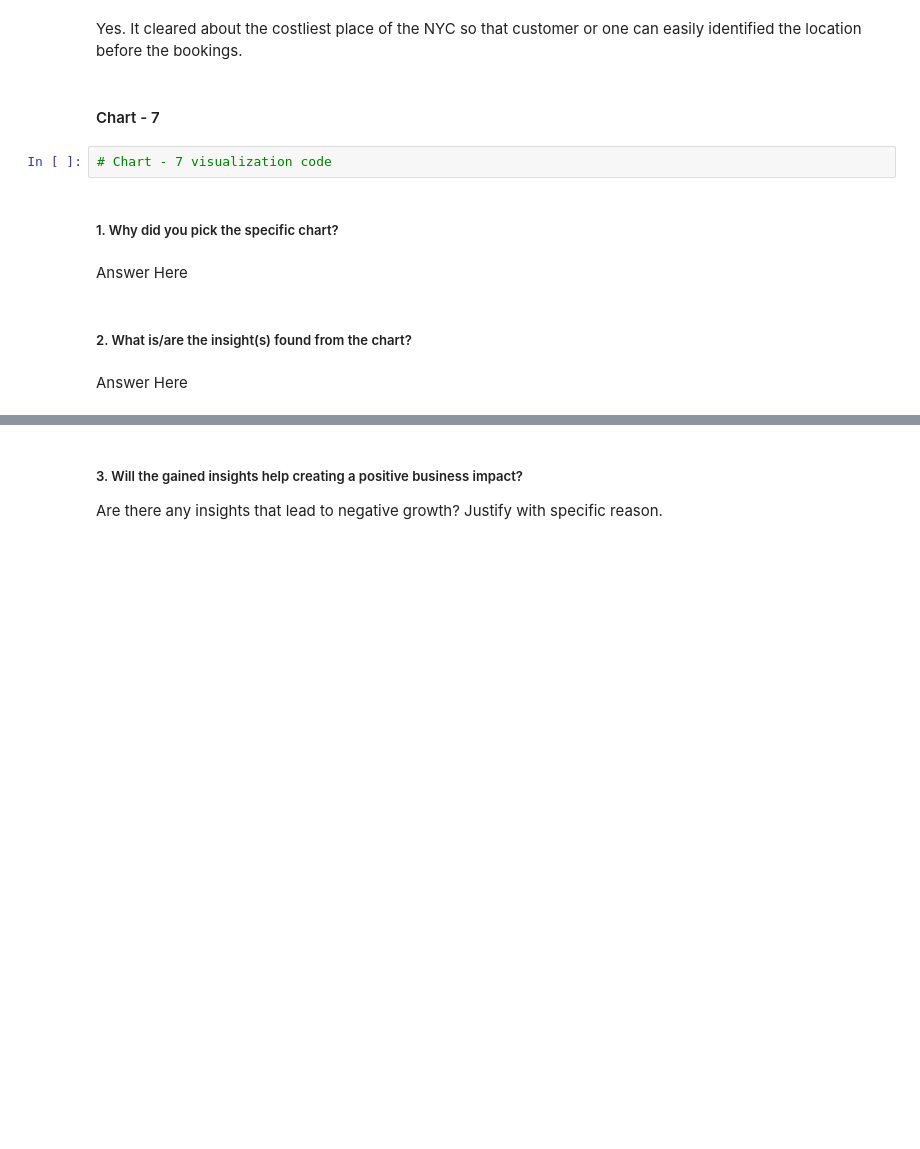
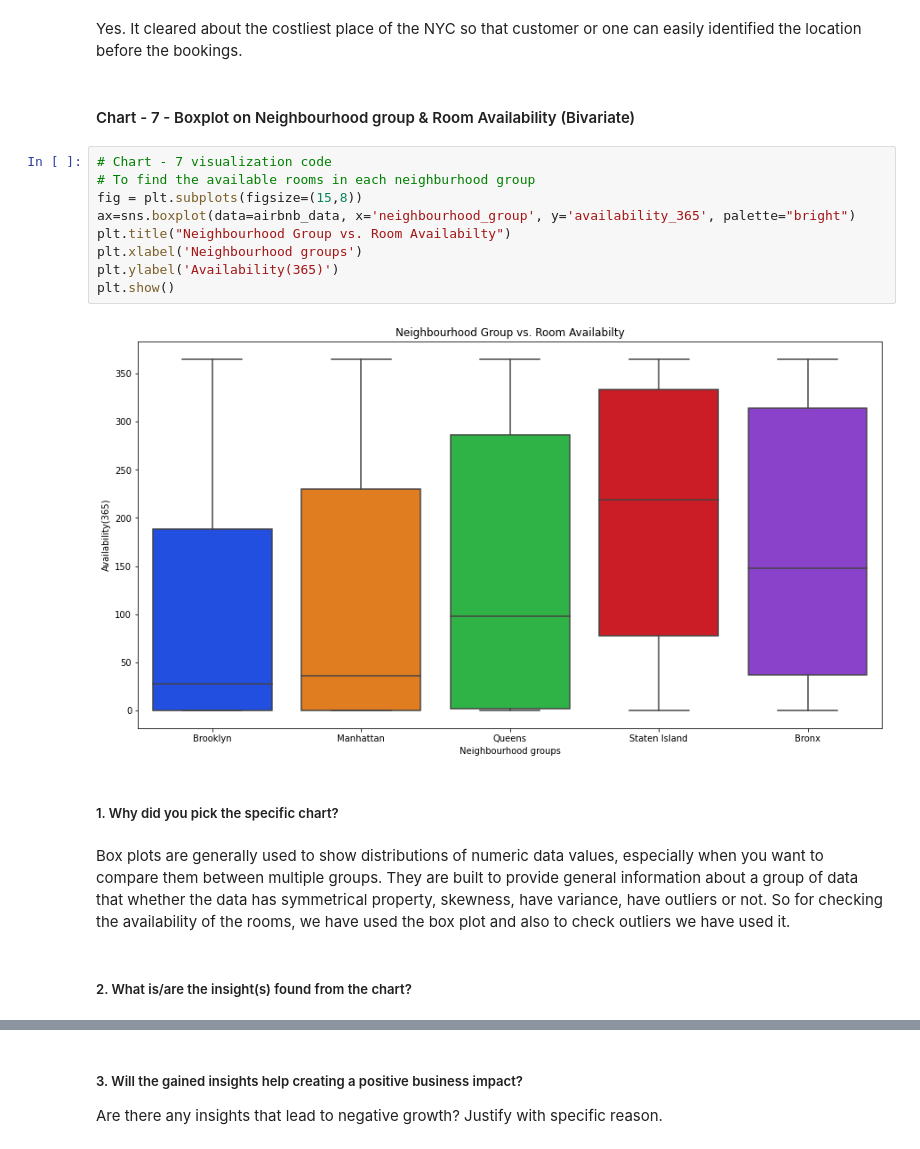
Before and after one commit to riyapatelrp/Airbnb-Booking-Analysis-EDA-, a Jupyter notebook: Capstone_AirBnb_Booking_Analysis.ipynb, the cells around one changed output, grey strips where cells are left out. Saved outputs shown, nothing was run; the diff lists cells and outputs as text; blank space fills up the shorter version.

Commit message:
Data Visualization Part 4 Final

```diff
--- a/Capstone_AirBnb_Booking_Analysis.ipynb
+++ b/Capstone_AirBnb_Booking_Analysis.ipynb
@@ -954,14 +954,21 @@ Are there any insights that lead to negative growth? Justify with specific reaso
 # %% [markdown]
 Yes. It cleared about the costliest place of the NYC so that customer or one can easily identified the location before the bookings.
 # %% [markdown]
-#### Chart - 7
+#### Chart - 7 - Boxplot on Neighbourhood group & Room Availability (Bivariate)
-# %%
-# Chart - 7 visualization code
+# %%
+# Chart - 7 visualization code
+# To find the available rooms in each neighburhood group
+fig = plt.subplots(figsize=(15,8))
+ax=sns.boxplot(data=airbnb_data, x='neighbourhood_group', y='availability_365', palette="bright")
+plt.title("Neighbourhood Group vs. Room Availabilty")
+plt.xlabel('Neighbourhood groups')
+plt.ylabel('Availability(365)')
+plt.show()
+# %% [output]
+[figure, added]
 # %% [markdown]
 ##### 1. Why did you pick the specific chart?
-# %% [markdown]
-Answer Here
+# %% [markdown]
+Box plots are generally used to show distributions of numeric data values, especially when you want to compare them between multiple groups. They are built to provide general information about a group of data that whether the data has symmetrical property, skewness, have variance, have outliers or not. So for checking the availability of the rooms, we have used the box plot and also to check outliers we have used it.
 # %% [markdown]
 ##### 2. What is/are the insight(s) found from the chart?
-# %% [markdown]
-Answer Here
```
Also changed, not shown: parts of 24 cells of this notebook.
